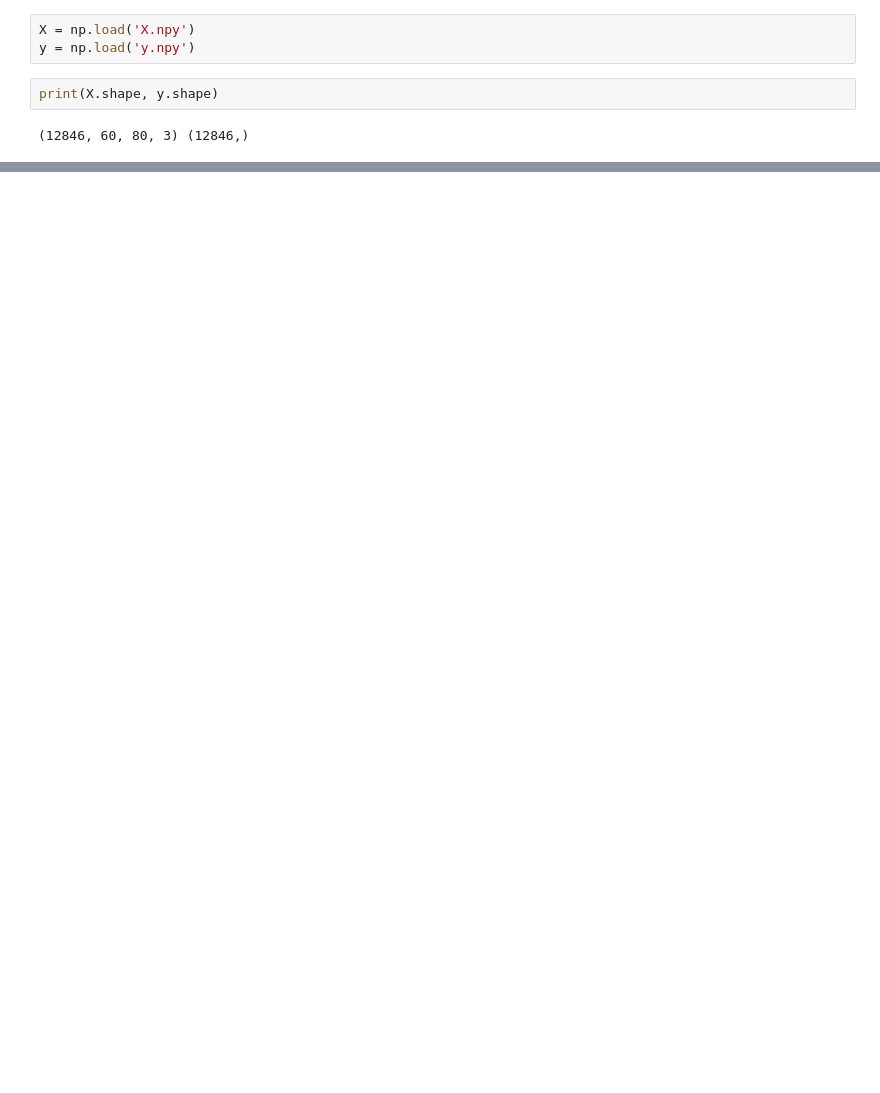
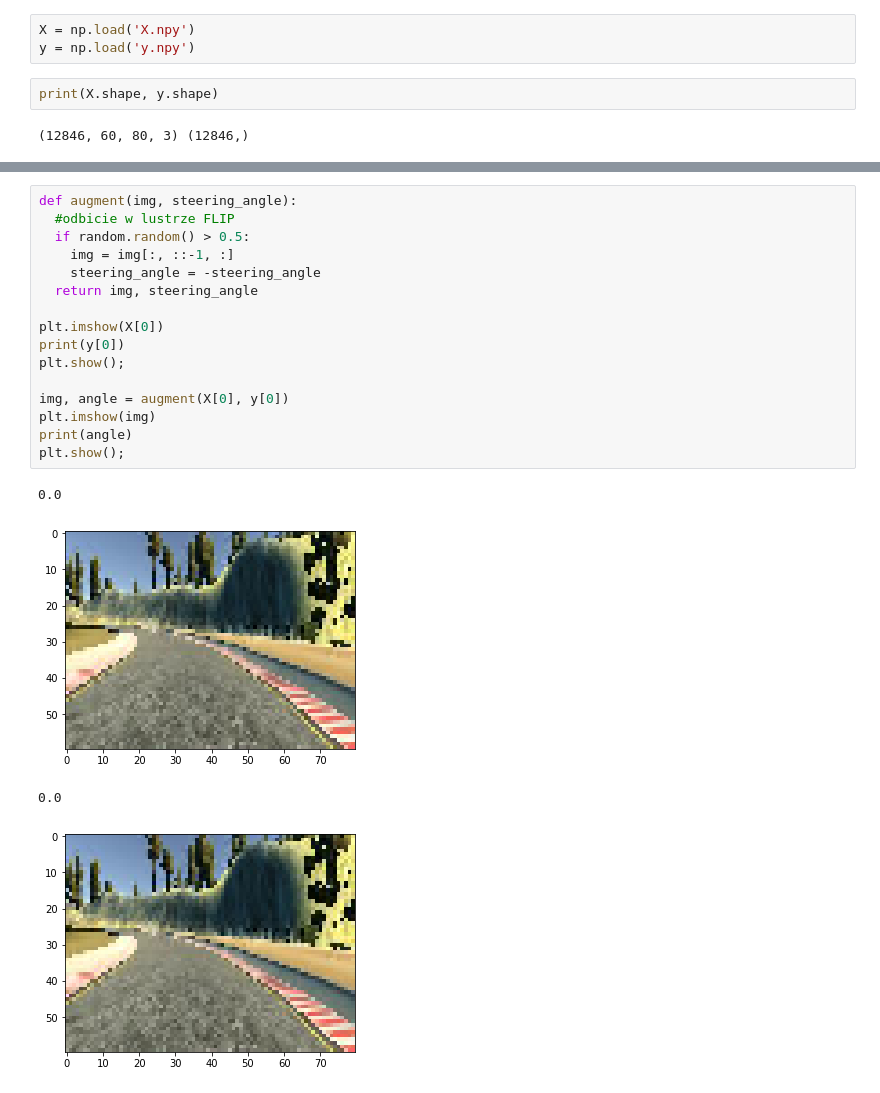
Before and after one commit to trallala9/ch3-d4, a Jupyter notebook: autonomous_car.ipynb, the cells around one changed output, grey strips where cells are left out. Cells and saved outputs as stored; diff of their text form; blank space fills up the shorter version.

```diff
--- a/autonomous_car.ipynb
+++ b/autonomous_car.ipynb
@@ -18 +77,22 @@ plt.hist(y, 50);
 [figure]
+# %%
+def augment(img, steering_angle):
+  #odbicie w lustrze FLIP
+  if random.random() > 0.5:
+    img = img[:, ::-1, :]
+    steering_angle = -steering_angle
+  return img, steering_angle
+
+plt.imshow(X[0])
+print(y[0])
+plt.show();
+
+img, angle = augment(X[0], y[0])
+plt.imshow(img)
+print(angle)
+plt.show();
+# %% [output]
+0.0
+[figure, added]
+0.0
+[figure, added]
```
Also changed, not shown: parts of 3 cells of this notebook.
